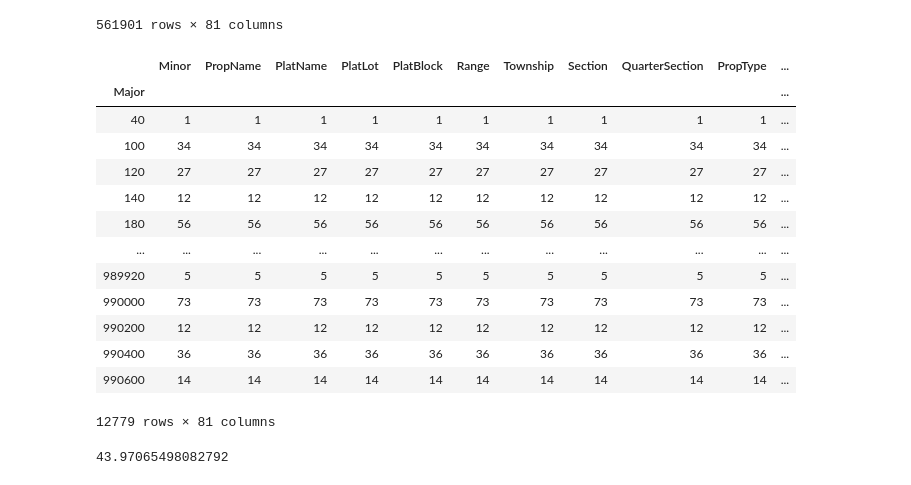
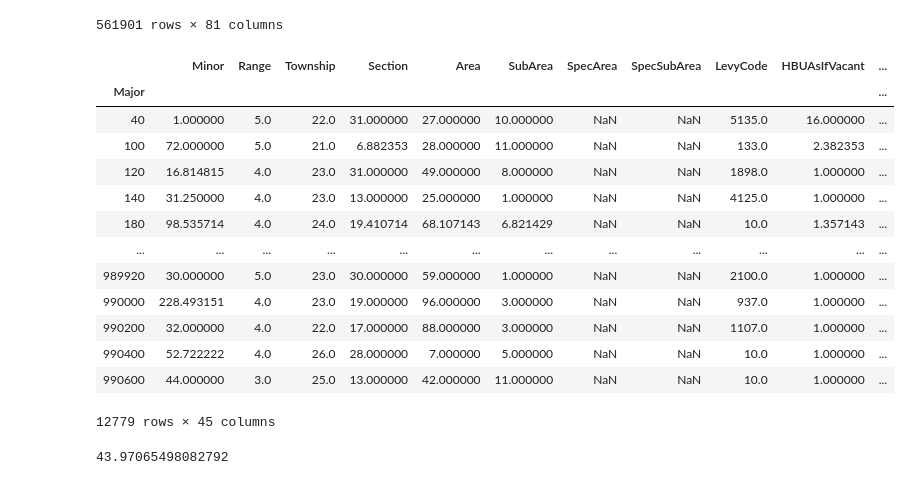
Before and after one commit to frischmuth/Seattle-Real-Estate-Analysis, a Jupyter notebook: EDA.ipynb, the cells around one changed output. Cells and saved outputs as stored; diff of their text form; code cells hidden in the pictures.

```diff
--- a/EDA.ipynb
+++ b/EDA.ipynb
@@ -84,22 +110,22 @@ parcels.set_index('PIN')
 | 7283900032 | 728390 | 32 |  | RICHMOND HIGHLANDS ADD | 3-4 |  | 4 | 26 | 6 | SW | ... |
 561901 rows × 81 columns
 # %%
-parcels.groupby('Major').count()
+parcels.groupby('Major').mean()
 # %% [output]
-|  | Minor | PropName | PlatName | PlatLot | PlatBlock | Range | Township | Section | QuarterSection | PropType | ... |
+|  | Minor | Range | Township | Section | Area | SubArea | SpecArea | SpecSubArea | LevyCode | HBUAsIfVacant | ... |
 | Major |  |  |  |  |  |  |  |  |  |  | ... |
-| 40 | 1 | 1 | 1 | 1 | 1 | 1 | 1 | 1 | 1 | 1 | ... |
-| 100 | 34 | 34 | 34 | 34 | 34 | 34 | 34 | 34 | 34 | 34 | ... |
-| 120 | 27 | 27 | 27 | 27 | 27 | 27 | 27 | 27 | 27 | 27 | ... |
-| 140 | 12 | 12 | 12 | 12 | 12 | 12 | 12 | 12 | 12 | 12 | ... |
-| 180 | 56 | 56 | 56 | 56 | 56 | 56 | 56 | 56 | 56 | 56 | ... |
+| 40 | 1.000000 | 5.0 | 22.0 | 31.000000 | 27.000000 | 10.000000 | NaN | NaN | 5135.0 | 16.000000 | ... |
+| 100 | 72.000000 | 5.0 | 21.0 | 6.882353 | 28.000000 | 11.000000 | NaN | NaN | 133.0 | 2.382353 | ... |
+| 120 | 16.814815 | 4.0 | 23.0 | 31.000000 | 49.000000 | 8.000000 | NaN | NaN | 1898.0 | 1.000000 | ... |
+| 140 | 31.250000 | 4.0 | 23.0 | 13.000000 | 25.000000 | 1.000000 | NaN | NaN | 4125.0 | 1.000000 | ... |
+| 180 | 98.535714 | 4.0 | 24.0 | 19.410714 | 68.107143 | 6.821429 | NaN | NaN | 10.0 | 1.357143 | ... |
 | ... | ... | ... | ... | ... | ... | ... | ... | ... | ... | ... | ... |
-| 989920 | 5 | 5 | 5 | 5 | 5 | 5 | 5 | 5 | 5 | 5 | ... |
-| 990000 | 73 | 73 | 73 | 73 | 73 | 73 | 73 | 73 | 73 | 73 | ... |
-| 990200 | 12 | 12 | 12 | 12 | 12 | 12 | 12 | 12 | 12 | 12 | ... |
-| 990400 | 36 | 36 | 36 | 36 | 36 | 36 | 36 | 36 | 36 | 36 | ... |
-| 990600 | 14 | 14 | 14 | 14 | 14 | 14 | 14 | 14 | 14 | 14 | ... |
+| 989920 | 30.000000 | 5.0 | 23.0 | 30.000000 | 59.000000 | 1.000000 | NaN | NaN | 2100.0 | 1.000000 | ... |
+| 990000 | 228.493151 | 4.0 | 23.0 | 19.000000 | 96.000000 | 3.000000 | NaN | NaN | 937.0 | 1.000000 | ... |
+| 990200 | 32.000000 | 4.0 | 22.0 | 17.000000 | 88.000000 | 3.000000 | NaN | NaN | 1107.0 | 1.000000 | ... |
+| 990400 | 52.722222 | 4.0 | 26.0 | 28.000000 | 7.000000 | 5.000000 | NaN | NaN | 10.0 | 1.000000 | ... |
+| 990600 | 44.000000 | 3.0 | 25.0 | 13.000000 | 42.000000 | 11.000000 | NaN | NaN | 10.0 | 1.000000 | ... |
-12779 rows × 81 columns
+12779 rows × 45 columns
 # %%
 len(parcels)/len(parcels.groupby('Major').count())
 # %% [output]
```
Also changed, not shown: parts of 6 cells of this notebook, 2 other files.
